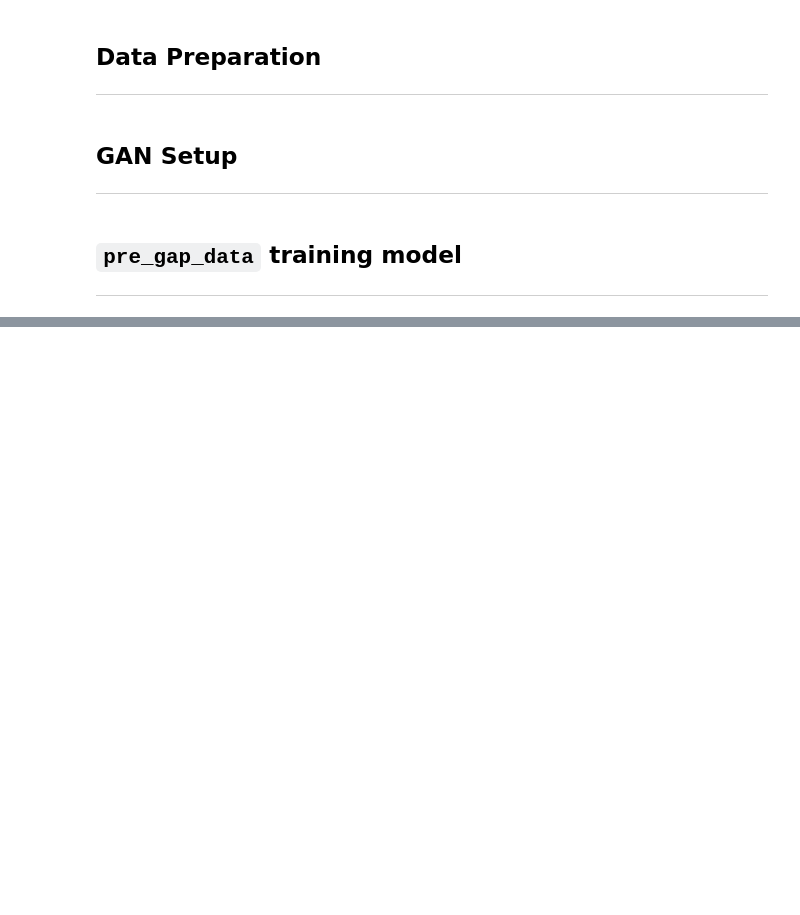
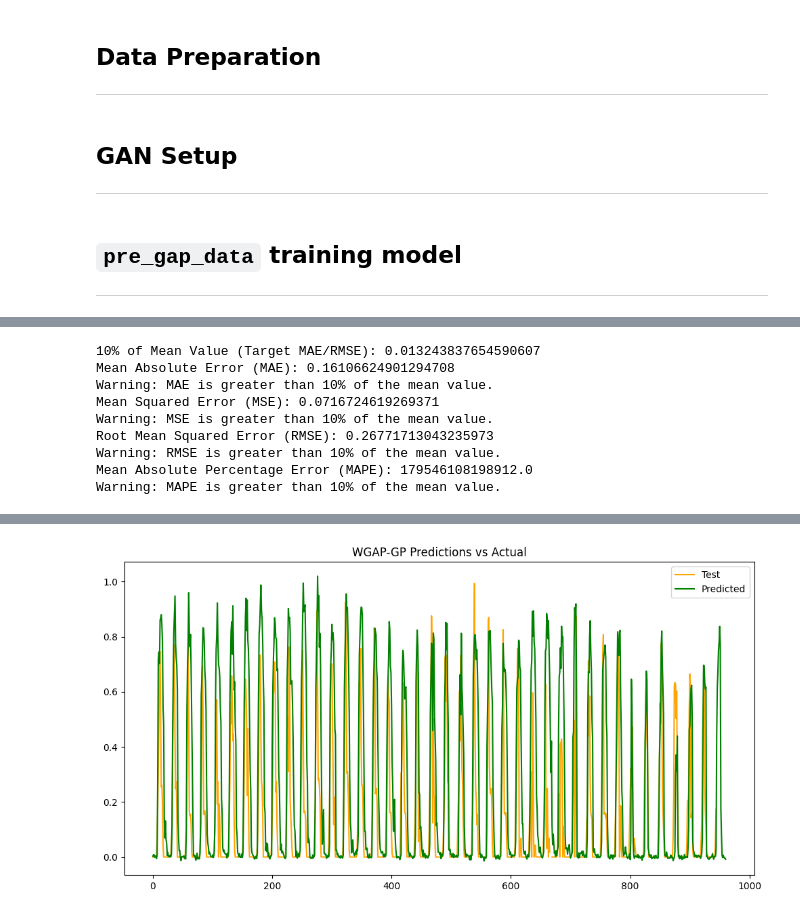
Before and after one commit to Richie-Z/solar-panel-prediction, a Jupyter notebook: model/gan.ipynb, the cells around one changed output, grey strips where cells are left out. Saved outputs shown, nothing was run; the diff lists cells and outputs as text; code cells hidden in the pictures; blank space fills up the shorter version.

```diff
--- a/model/gan.ipynb
+++ b/model/gan.ipynb
@@ -85,10 +84,10 @@ pre_gap_test_combined = pre_gap_test.join(
 ---
 # %%
 # GAN Hyperparameters
-LATENT_DIM = 128
-LEARNING_RATE_G = 2e-5
-LEARNING_RATE_D = 1e-5
-BATCH_SIZE = 32
+LATENT_DIM = 100
+LEARNING_RATE_G = 1e-4
+LEARNING_RATE_D = 1e-4
+BATCH_SIZE = 64
 EPOCHS = 1000
 # %%
 # WGAN-GP Architecure
@@ -268,21 +238,19 @@ def prepare_data(pre_gap_train_combined, pre_gap_test_combined, weather_features
     combined_columns = [DatasetColumns.PV_YIELD.value] + weather_features
     scaler = MinMaxScaler()
 
-    with tf.device('/GPU:0'):
-        train_scaled = scaler.fit_transform(pre_gap_train_combined[combined_columns])
-        train_pv = tf.cast(train_scaled[:, 0:1], tf.float32)
-        train_weather = tf.cast(train_scaled[:, 1:], tf.float32)
+    train_scaled = scaler.fit_transform(pre_gap_train_combined[combined_columns])
+    train_pv = tf.cast(train_scaled[:, 0:1], tf.float32)
+    train_weather = tf.cast(train_scaled[:, 1:], tf.float32)
 
-        test_scaled = scaler.transform(pre_gap_test_combined[combined_columns])
-        test_pv = tf.cast(test_scaled[:, 0:1], tf.float32)
-        test_weather = tf.cast(test_scaled[:, 1:], tf.float32)
+    test_scaled = scaler.transform(pre_gap_test_combined[combined_columns])
+    test_pv = tf.cast(test_scaled[:, 0:1], tf.float32)
+    test_weather = tf.cast(test_scaled[:, 1:], tf.float32)
 
-        # Use tf.data.Dataset with prefetch for better GPU utilization
-        train_dataset = tf.data.Dataset.from_tensor_slices((train_pv, train_weather))
-        train_dataset = train_dataset.shuffle(buffer_size=1000).batch(BATCH_SIZE).prefetch(tf.data.AUTOTUNE)
+    train_dataset = tf.data.Dataset.from_tensor_slices((train_pv, train_weather))
+    train_dataset = train_dataset.shuffle(buffer_size=1000).batch(BATCH_SIZE).prefetch(tf.data.AUTOTUNE)
 
-        test_dataset = tf.data.Dataset.from_tensor_slices((test_pv, test_weather))
-        test_dataset = test_dataset.batch(BATCH_SIZE).prefetch(tf.data.AUTOTUNE)
+    test_dataset = tf.data.Dataset.from_tensor_slices((test_pv, test_weather))
+    test_dataset = test_dataset.batch(BATCH_SIZE).prefetch(tf.data.AUTOTUNE)
 
     return train_dataset, test_dataset, scaler
 # %%
@@ -386,11 +353,7 @@ def evaluate_model(model, test_dataset, scaler):
     all_predictions = np.array(all_predictions)
     all_true_values = np.array(all_true_values)
 
-    mse = np.mean((all_predictions - all_true_values) ** 2)
-    mae = np.mean(np.abs(all_predictions - all_true_values))
-
-    print(f"Mean Squared Error: {mse}")
-    print(f"Mean Absolute Error: {mae:.4f}")
+    evaluate_predictions(all_true_values, all_predictions)
 
     return all_predictions, all_true_values
 # %% [markdown]
@@ -421,8 +492,18 @@ plot_training_history(history)
 predictions, true_values = evaluate_model(solar_gan, test_dataset, scaler)
 
 plt.figure(figsize=(12, 6))
-plt.plot(true_values, label='True Values', color='orange')
-plt.plot(predictions, label='Predicted Values',color='green')
+plt.plot(true_values, label="Test", color="orange")
+plt.plot(predictions, label="Predicted", color="green")
 plt.legend()
 plt.title('WGAP-GP Predictions vs Actual')
 plt.show()
+# %% [output]
+10% of Mean Value (Target MAE/RMSE): 0.013243837654590607
+Mean Absolute Error (MAE): 0.16106624901294708
+Warning: MAE is greater than 10% of the mean value.
+Mean Squared Error (MSE): 0.0716724619269371
+Warning: MSE is greater than 10% of the mean value.
+Root Mean Squared Error (RMSE): 0.26771713043235973
+Warning: RMSE is greater than 10% of the mean value.
+Mean Absolute Percentage Error (MAPE): 179546108198912.0
+Warning: MAPE is greater than 10% of the mean value.
@@ -428,0 +511 @@ plt.show()
+[figure, added]
```
Also changed, not shown: parts of 8 cells of this notebook, 8 other files.
